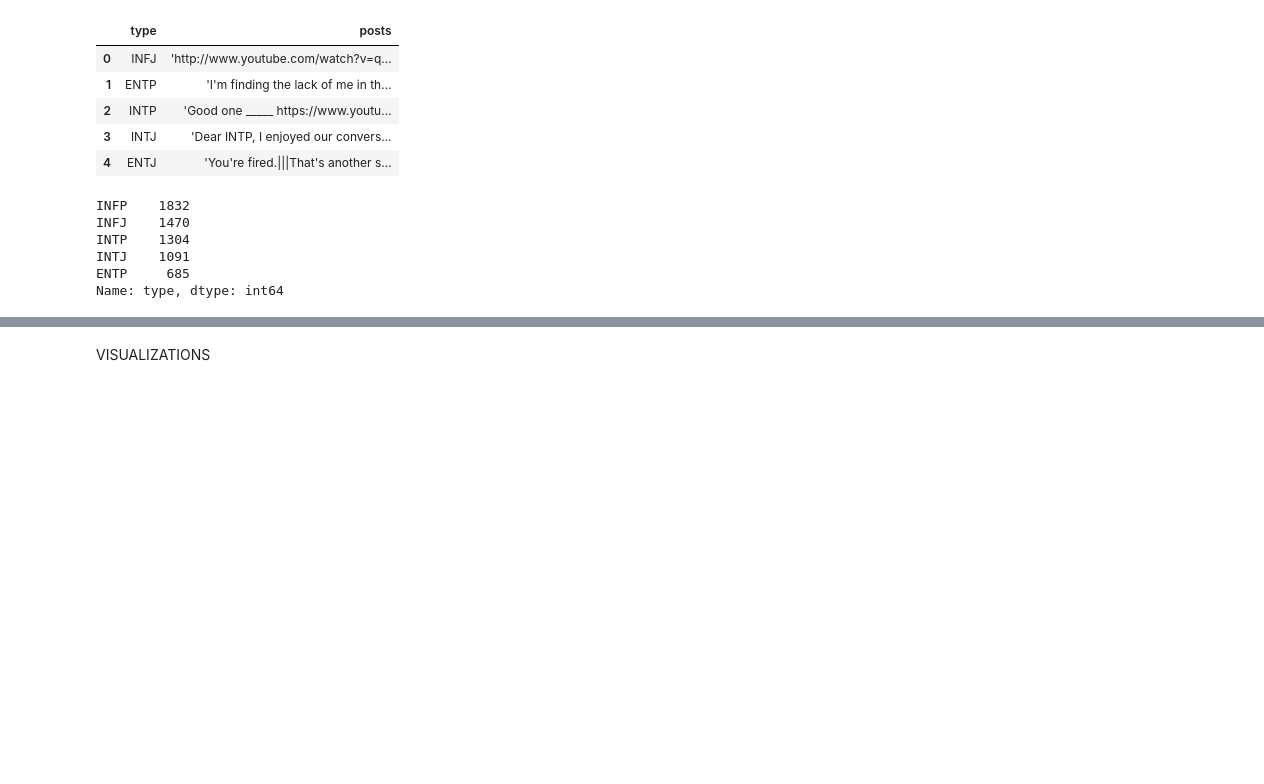
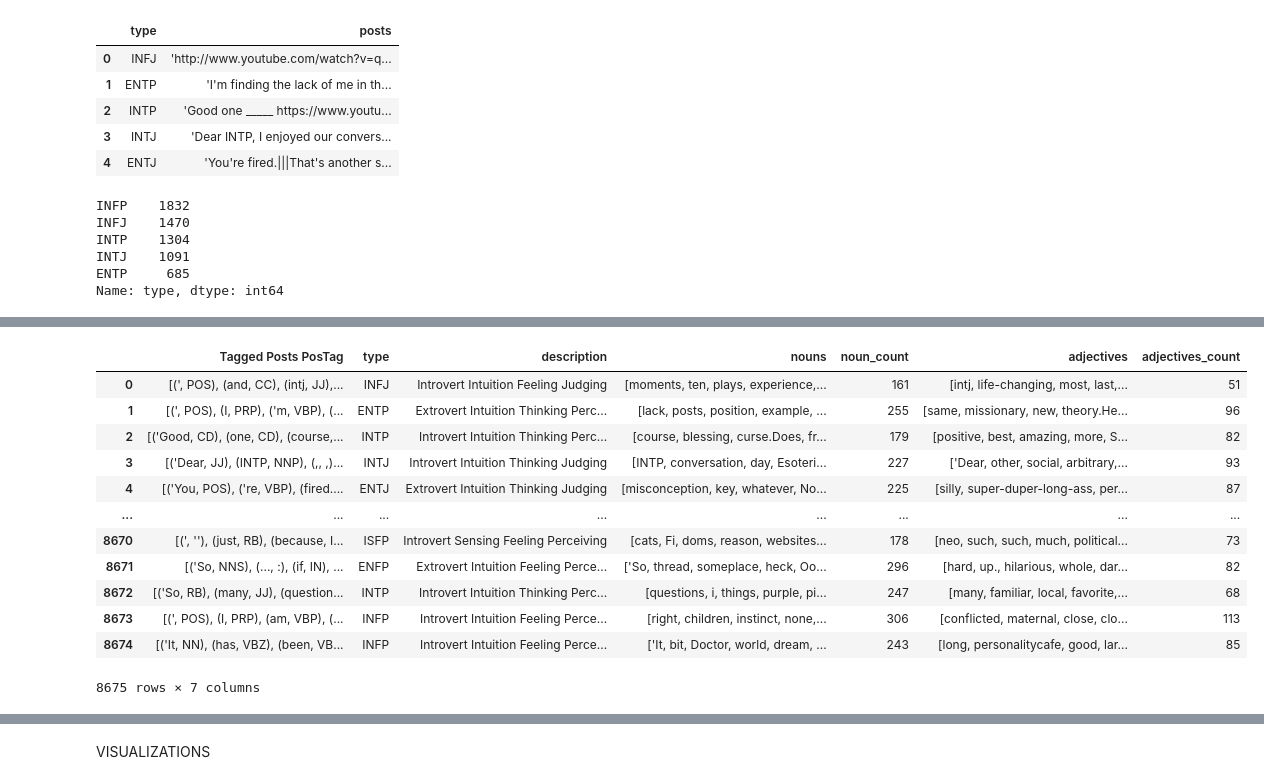
Before and after one commit to jingchliu/Personality-Predictor, a Jupyter notebook: Final_Project_Cleaning_Visualizations/Project 3 MBTI.ipynb, the cells around one changed output, grey strips where cells are left out. Saved outputs shown, nothing was run; the diff lists cells and outputs as text; code cells hidden in the pictures; blank space fills up the shorter version.

```diff
--- a/Final_Project_Cleaning_Visualizations/Project 3 MBTI.ipynb
+++ b/Final_Project_Cleaning_Visualizations/Project 3 MBTI.ipynb
@@ -91,0 +130,4 @@ print(word_tokenize(postss[0]))
+# %%
+#tokenization using postag
+tokenized_df["Tagged Posts PosTag"] = posts_df.apply(lambda row: nltk.pos_tag(row["Tokenized Posts"]), axis=1)
+tokenized_df
@@ -91,0 +167,17 @@ print(word_tokenize(postss[0]))
+# %%
+#assemble tags in lowercase dataframe with only Tagged
+Tagged_Posts_PosTag = tokenized_df["Tagged Posts PosTag"]
+tags_df = pd.DataFrame(data = Tagged_Posts_PosTag)
+str_tags_df = tags_df.astype(str)
+#nouns
+def NounCounter(tags_df):
+    nouns = []
+    for (word, pos) in tags_df:
+        if pos.startswith("NN"):
+            nouns.append(word)
+    return nouns
+tags_df["type"] = mbti_df["type"]
+tags_df["description"] = mbti_df["description"]
+tags_df["nouns"] = tags_df["Tagged Posts PosTag"].apply(NounCounter)
+tags_df["noun_count"] = tags_df["nouns"].str.len()
+tags_df
@@ -91,0 +198,26 @@ print(word_tokenize(postss[0]))
+# %%
+#adjectives
+def AdjectiveCounter(tags_df):
+    adjectives = []
+    for (word, pos) in tags_df:
+        if pos.startswith("JJ"):
+            adjectives.append(word)
+    return adjectives
+tags_df["adjectives"] = tags_df["Tagged Posts PosTag"].apply(AdjectiveCounter)
+tags_df["adjectives_count"] = tags_df["adjectives"].str.len()
+
+tags_df
+# %% [output]
+|  | Tagged Posts PosTag | type | description | nouns | noun_count | adjectives | adjectives_count |
+| 0 | [(', POS), (and, CC), (intj, JJ),... | INFJ | Introvert Intuition Feeling Judging | [moments, ten, plays, experience,... | 161 | [intj, life-changing, most, last,... | 51 |
+| 1 | [(', POS), (I, PRP), ('m, VBP), (... | ENTP | Extrovert Intuition Thinking Perc... | [lack, posts, position, example, ... | 255 | [same, missionary, new, theory.He... | 96 |
+| 2 | [('Good, CD), (one, CD), (course,... | INTP | Introvert Intuition Thinking Perc... | [course, blessing, curse.Does, fr... | 179 | [positive, best, amazing, more, S... | 82 |
+| 3 | [('Dear, JJ), (INTP, NNP), (,, ,)... | INTJ | Introvert Intuition Thinking Judging | [INTP, conversation, day, Esoteri... | 227 | ['Dear, other, social, arbitrary,... | 93 |
+| 4 | [('You, POS), ('re, VBP), (fired.... | ENTJ | Extrovert Intuition Thinking Judging | [misconception, key, whatever, No... | 225 | [silly, super-duper-long-ass, per... | 87 |
+| ... | ... | ... | ... | ... | ... | ... | ... |
+| 8670 | [(', ''), (just, RB), (because, I... | ISFP | Introvert Sensing Feeling Perceiving | [cats, Fi, doms, reason, websites... | 178 | [neo, such, such, much, political... | 73 |
+| 8671 | [('So, NNS), (..., :), (if, IN), ... | ENFP | Extrovert Intuition Feeling Perce... | ['So, thread, someplace, heck, Oo... | 296 | [hard, up., hilarious, whole, dar... | 82 |
+| 8672 | [('So, RB), (many, JJ), (question... | INTP | Introvert Intuition Thinking Perc... | [questions, i, things, purple, pi... | 247 | [many, familiar, local, favorite,... | 68 |
+| 8673 | [(', POS), (I, PRP), (am, VBP), (... | INFP | Introvert Intuition Feeling Perce... | [right, children, instinct, none,... | 306 | [conflicted, maternal, close, clo... | 113 |
+| 8674 | [('It, NN), (has, VBZ), (been, VB... | INFP | Introvert Intuition Feeling Perce... | ['It, bit, Doctor, world, dream, ... | 243 | [long, personalitycafe, good, lar... | 85 |
+8675 rows × 7 columns
```
Also changed, not shown: parts of 21 cells of this notebook, 2 other files.
